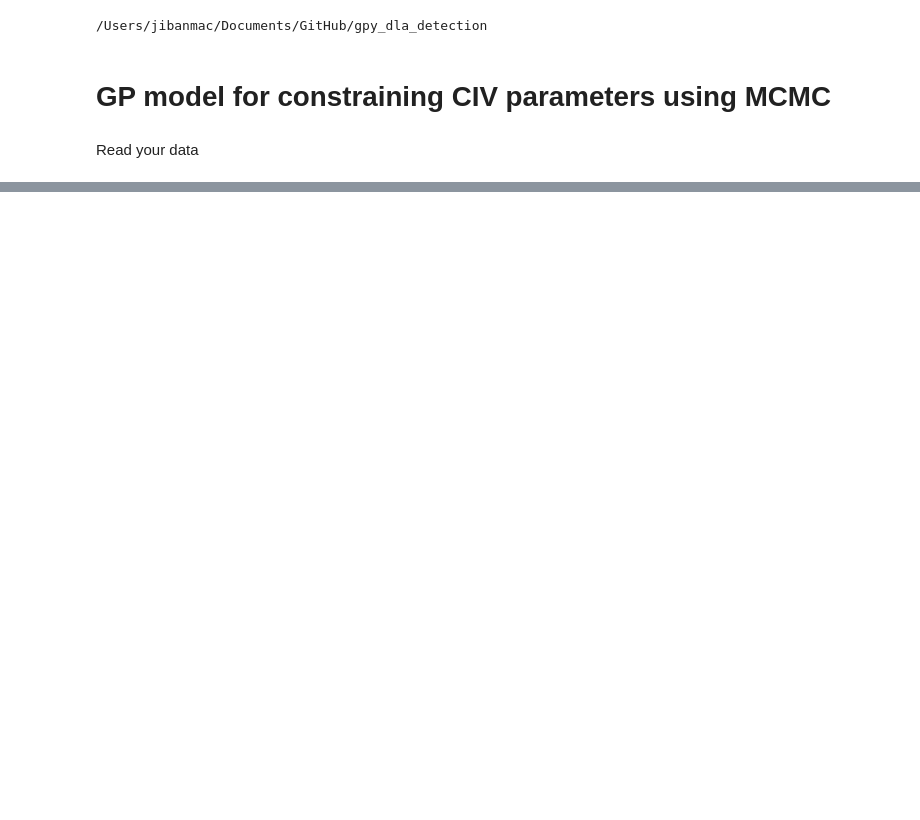
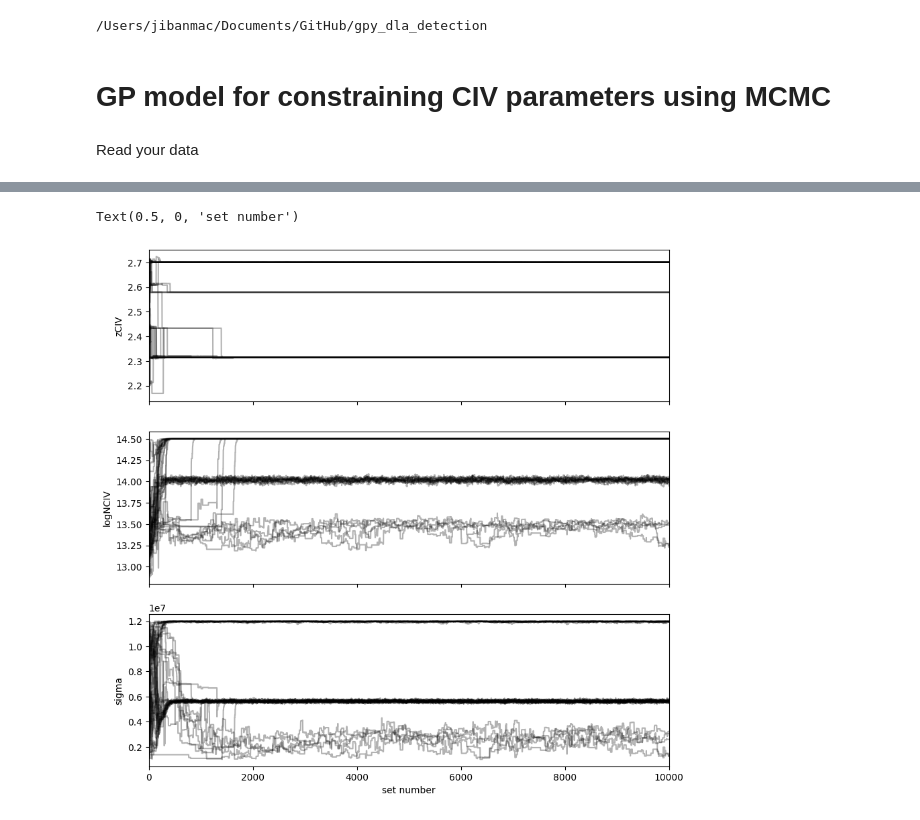
Before and after one commit to jibanCat/gpy_dla_detection, a Jupyter notebook: notebooks/GP CIV using MCMC.ipynb, the cells around one changed output, grey strips where cells are left out. Saved outputs shown, nothing was run; the diff lists cells and outputs as text; code cells hidden in the pictures; blank space fills up the shorter version.

```diff
--- a/notebooks/GP CIV using MCMC.ipynb
+++ b/notebooks/GP CIV using MCMC.ipynb
@@ -89,0 +110,21 @@ Text(0, 0.5, 'Flux [$10^{-17} erg/s/cm^2/\\AA$]')
+# %%
+nsamples = 10000
+
+sampler = civ_gp.run_mcmc(nwalkers=40, kth_civ=1, nsamples=nsamples)
+# %%
+# get your MCMC samples
+samples = sampler.get_chain()
+# %%
+# Plot the chains to investigate if any weird thing happened
+labels = ["zCIV", "logNCIV", "sigma"]
+
+fig, axes = plt.subplots(3, figsize=(10, 10), sharex=True)
+for i in range(len(labels)):
+    ax = axes[i]
+    ax.plot(samples[:, :, i], "k", alpha=0.3)
+    ax.set_xlim(0, len(samples))
+    ax.set_ylabel(labels[i])
+axes[-1].set_xlabel("set number")
+# %% [output]
+Text(0.5, 0, 'set number')
+[figure, added]
```
Also changed, not shown: parts of 10 cells of this notebook.
